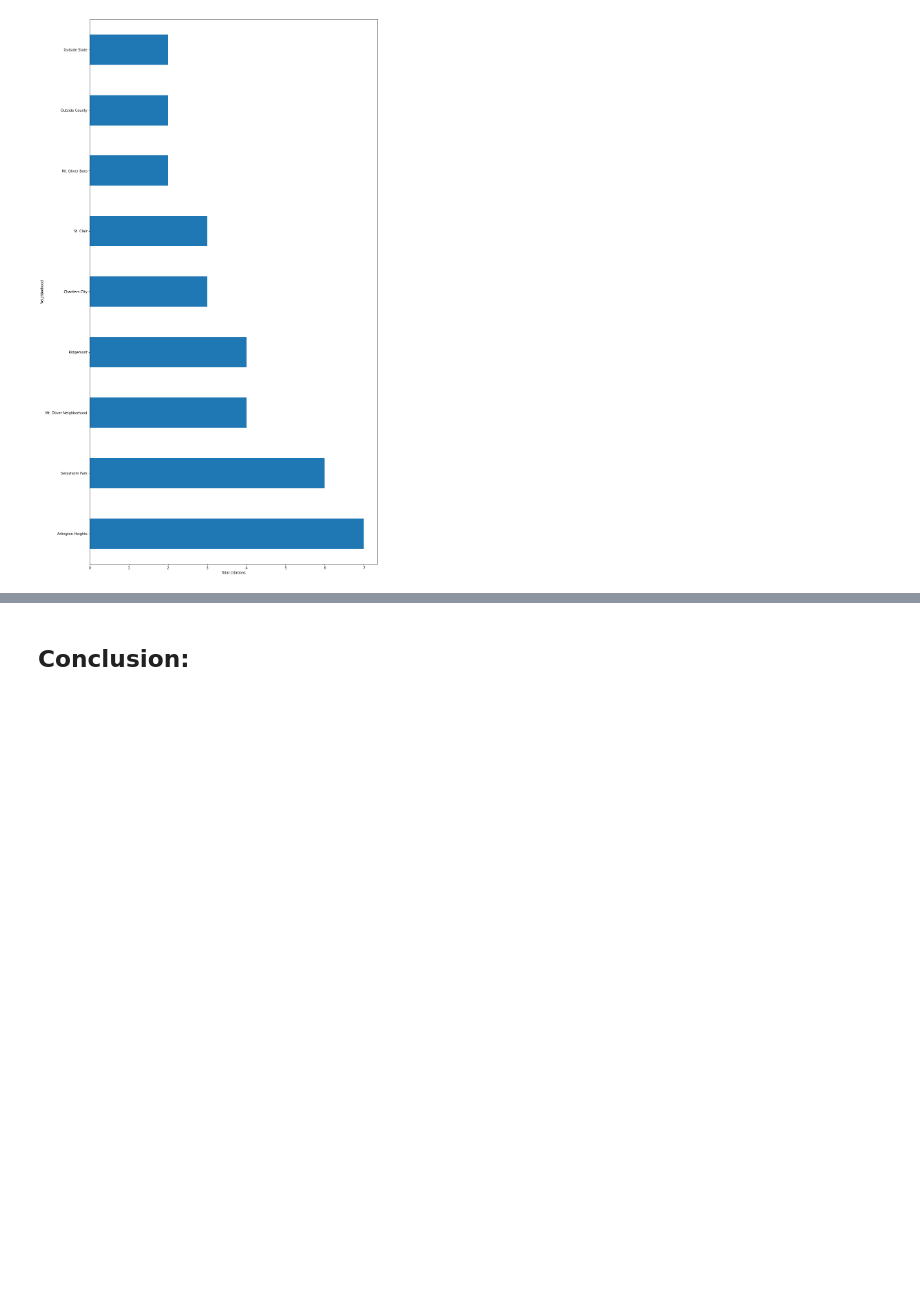
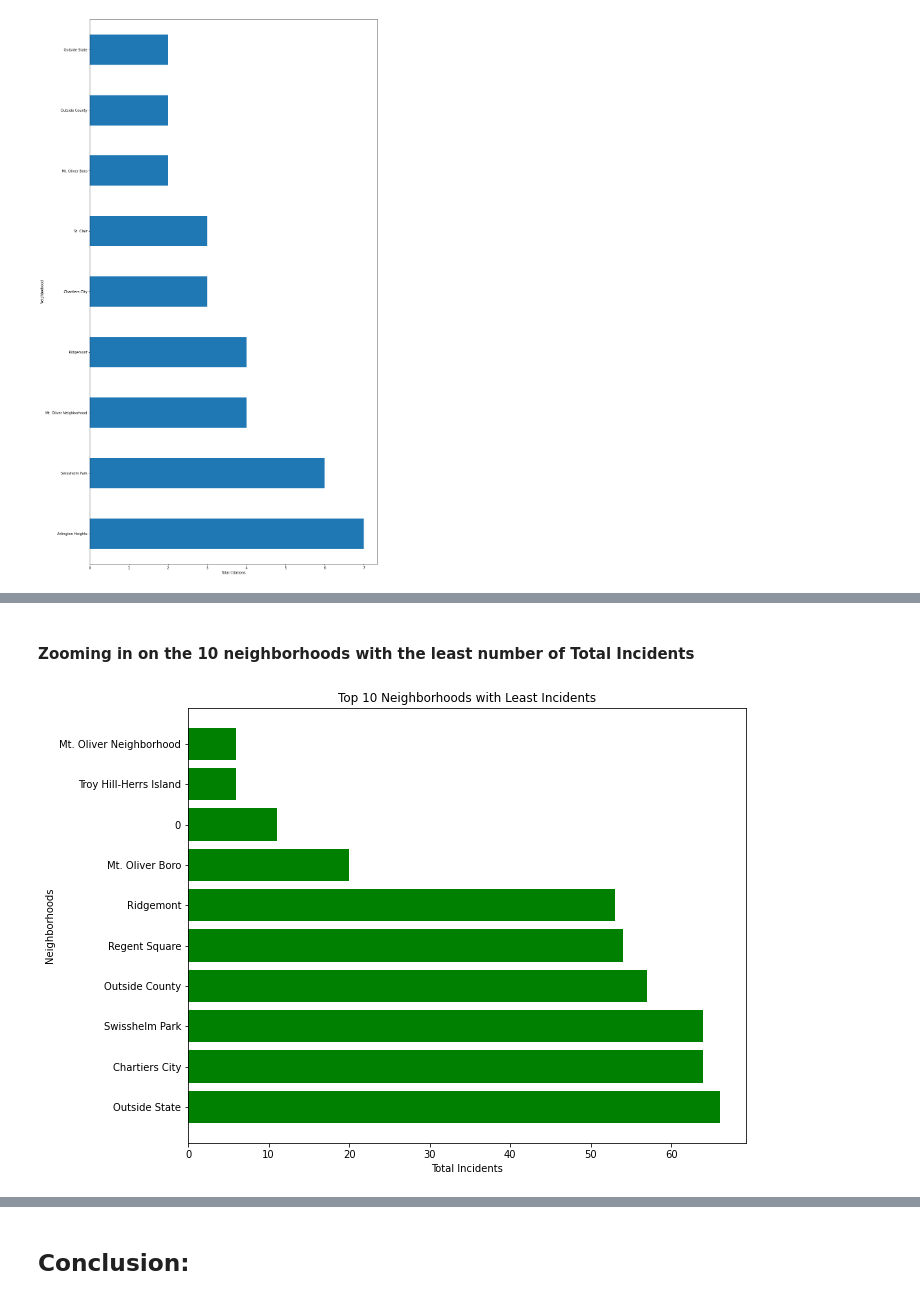
Before and after one commit to nischal2005/Big-Ideas-Final-Project-, a Jupyter notebook: Final-Report-Notebook.ipynb, the cells around one changed output, grey strips where cells are left out. Drawn from its saved outputs; the diff is of its cells as text; code cells hidden in the pictures; blank space fills up the shorter version.

```diff
--- a/Final-Report-Notebook.ipynb
+++ b/Final-Report-Notebook.ipynb
@@ -113,0 +338,29 @@ Cannot count "Outside State" or "Outside Country" because we are looking at Neig
+# %% [markdown]
+#### Zooming in on the 10 neighborhoods with the least number of Total Incidents
+# %%
+
+
+# Assuming 'combined_data' is your combined dataframe
+plt.figure(figsize=(10, 8))
+
+# Sort the dataframe by Total_Incidents in descending order
+combined_data = combined_data.sort_values(by='Total_Incidents', ascending=False)
+
+# Convert 'INCIDENTNEIGHBORHOOD' to strings
+combined_data['INCIDENTNEIGHBORHOOD'] = combined_data['INCIDENTNEIGHBORHOOD'].astype(str)
+
+# Slice the top 10 neighborhoods with least incidents
+top_10_least_incidents = combined_data.tail(12)
+
+# Create a horizontal bar graph for the top 10 least incidents
+plt.barh(top_10_least_incidents['INCIDENTNEIGHBORHOOD'], top_10_least_incidents['Total_Incidents'], color='green')
+
+# Set labels and title
+plt.xlabel('Total Incidents')
+plt.ylabel('Neighborhoods')
+plt.title('Top 10 Neighborhoods with Least Incidents')
+
+# Show the plot
+plt.show()
+# %% [output]
+[figure, added]
```
Also changed, not shown: parts of 27 cells of this notebook, 4 other files.
